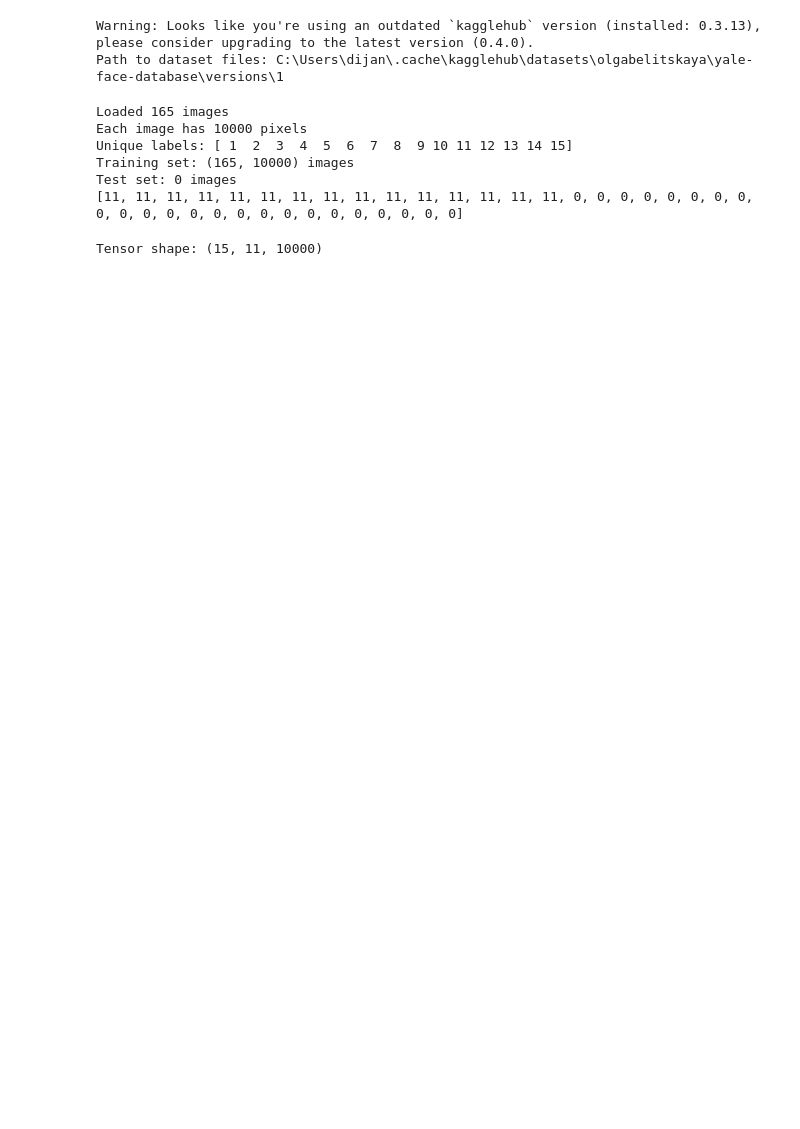
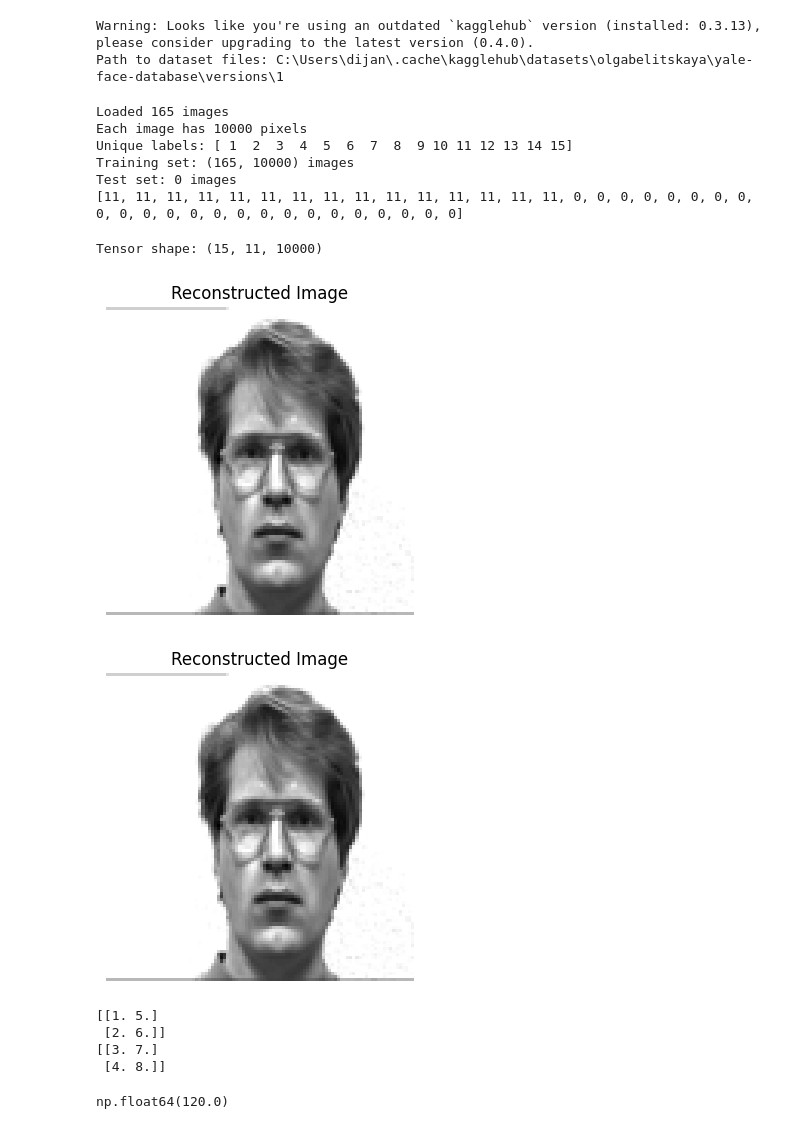
Before and after one commit to kira128/K-means, a Jupyter notebook: Tenzori-images.ipynb, the cells around one changed output. Drawn from its saved outputs; the diff is of its cells as text; code cells hidden in the pictures; blank space fills up the shorter version.

```diff
--- a/Tenzori-images.ipynb
+++ b/Tenzori-images.ipynb
@@ -77,31 +77,81 @@ Test set: 0 images
 # %%
 num_per_matrix = 11
 num_matrices = X.shape[0] // num_per_matrix
 
 tensor = X.reshape(num_matrices, num_per_matrix, X.shape[1])
 
 print("Tensor shape:", tensor.shape) #(15, 11, 10000)
 
 element = tensor[0, 1, :].reshape(100, 100)  # Prvi element prvog matriksa
-img = Image.fromarray((element * 255).astype(np.uint8))
-img.show()
+import matplotlib.pyplot as plt
+
+# reshape reconstructed vector back to image
+reconstructed_img = element.reshape(100, 100)
+
+plt.figure(figsize=(4, 4))
+plt.imshow(reconstructed_img, cmap='gray')
+plt.axis('off')
+plt.title('Reconstructed Image')
+plt.show()
 
 A = np.transpose(tensor, (2, 1, 0))
 
 n_i, n_e, n_p = A.shape
 A1 = A.reshape(n_i, n_e * n_p)
 
 U, S, Vt = np.linalg.svd(A1, full_matrices=False)
 r = n_e * n_p
 F = U[:, :r]
 S_A = np.tensordot(F.T, A, axes=(1, 0))
 
 # uzmemo prvi frontalni odsječak (prva osoba, ekspresija 1)
 reduced_vector = S_A[:, 1, 0]  # svi F komponente za tu osobu i ekspresiju
 
 # vraćanje u originalni prostor pikseli
 reconstructed = F @ reduced_vector  # shape: (10000,)
-img = Image.fromarray((reconstructed.reshape(100, 100) * 255).astype(np.uint8))
-img.show()
+import matplotlib.pyplot as plt
+
+# reshape reconstructed vector back to image
+reconstructed_img = reconstructed.reshape(100, 100)
+
+plt.figure(figsize=(4, 4))
+plt.imshow(reconstructed_img, cmap='gray')
+plt.axis('off')
+plt.title('Reconstructed Image')
+plt.show()
 # %% [output]
 Tensor shape: (15, 11, 10000)
+[figure, added]
+[figure, added]
+# %%
+A1 = A.reshape(A.shape[0], A.shape[1]*A.shape[2])
+A2= A.reshape(A.shape[0]*A.shape[2], A.shape[1]).T
+A3 = A.reshape(A.shape[0]*A.shape[1],A.shape[2]).T
+
+B = np.zeros((2,2,2))
+B[0,0,0]=1
+B[0,1,0]=2
+B[1,0,0]=3
+B[1,1,0]=4
+B[0,0,1]=5
+B[0,1,1]=6
+B[1,0,1]=7
+B[1,1,1]=8
+B.reshape(2*2,2)
+afor
+# %% [output]
+[[1. 5.]
+ [2. 6.]]
+[[3. 7.]
+ [4. 8.]]
+# %%
+import numpy as np
+
+A = np.zeros((2, 3, 4), dtype=float)
+
+for i in range(2):
+    for j in range(3):
+        for k in range(4):
+            A[i, j, k] = (5 ** i) * (3 ** j) * (2 ** k)
+# %% [output]
+np.float64(120.0)
```
Also changed, not shown: parts of 2 cells of this notebook.
